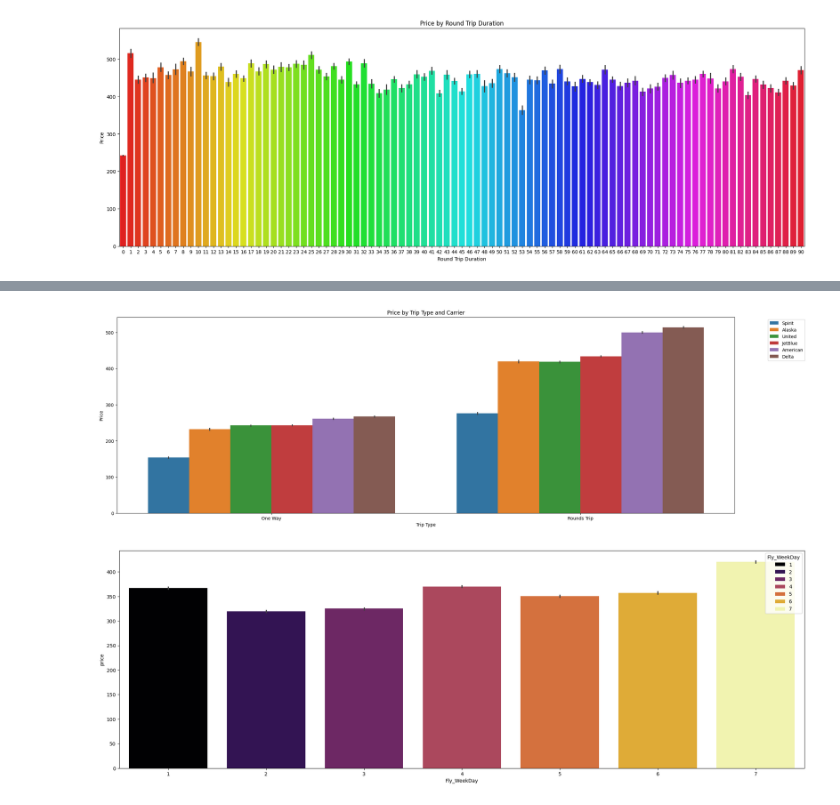
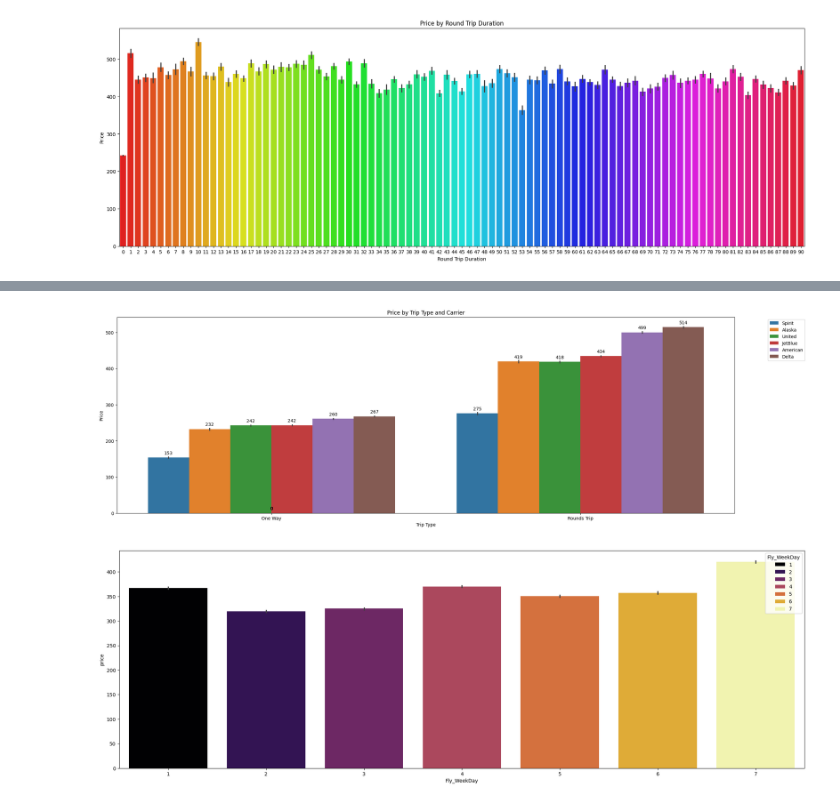
Before and after one commit to AnshulSGarg/Flight-MLOps-Project, a Jupyter notebook: notebooks/analytics.ipynb, the cells around one changed output, grey strips where cells are left out. Drawn from its saved outputs; the diff is of its cells as text; code cells hidden in the pictures.

```diff
--- a/notebooks/analytics.ipynb
+++ b/notebooks/analytics.ipynb
@@ -169,21 +268,32 @@ plt.show()
 # %%
 # Calculate average price per carrier
+plt.figure(figsize=(25, 8))
 avg_price_per_carrier = df.groupby('carrier')['price'].mean().sort_values()
 
 # Sort dataframe by carrier average price
 df_sorted = df.set_index('carrier').loc[avg_price_per_carrier.index].reset_index()
 
-plt.figure(figsize=(25, 8))
-sns.barplot(x='Trip_Type', y='price', hue='carrier', data=df_sorted)
+ax = sns.barplot(x='Trip_Type', y='price', hue='carrier', data=df_sorted)
+
+# Add data labels
+for p in ax.patches:
+    height = p.get_height()
+    ax.annotate(f'{int(height)}',
+                (p.get_x() + p.get_width() / 2., height),
+                ha='center', va='bottom',
+                xytext=(0, 5),
+                textcoords='offset points',
+                fontsize=10, color='black')
 
 plt.title('Price by Trip Type and Carrier')
 plt.xlabel('Trip Type')
 plt.ylabel('Price')
 plt.legend(bbox_to_anchor=(1.05, 1), loc='upper left')
+plt.tight_layout()
 plt.savefig(r'C:\Users\anshu\Desktop\MLOps\Flight-MLOps-Project\Flight-MLOps-Project\src\visualization\analytics_plots\price_by_trip_type.png')
 plt.show()
 # %% [output]
-[figure, old version]
+[figure, new version]
 # %%
 plt.figure(figsize=(25, 8))
 sns.barplot(x='Fly_WeekDay', y='price', hue='Fly_WeekDay', data=df, palette='inferno')
```
Also changed, not shown: parts of 8 cells of this notebook, 36 other files.
